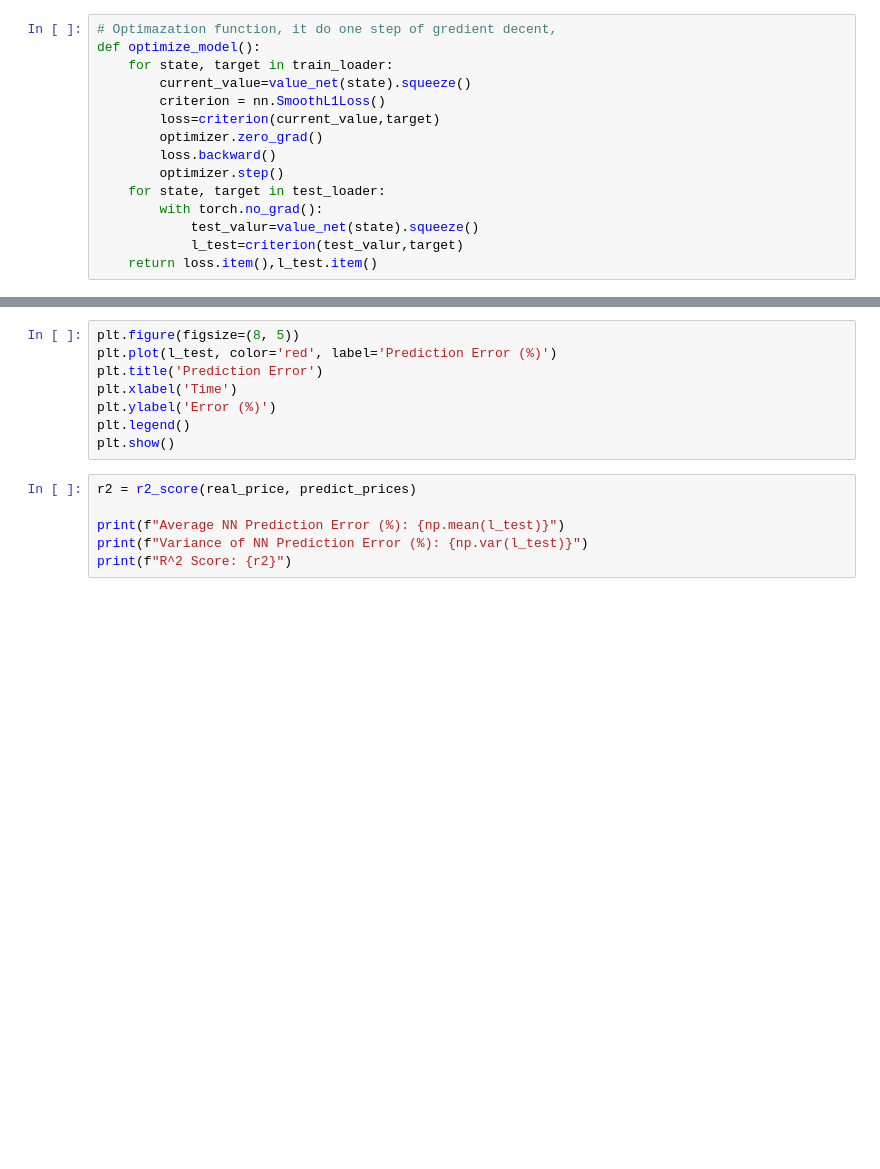
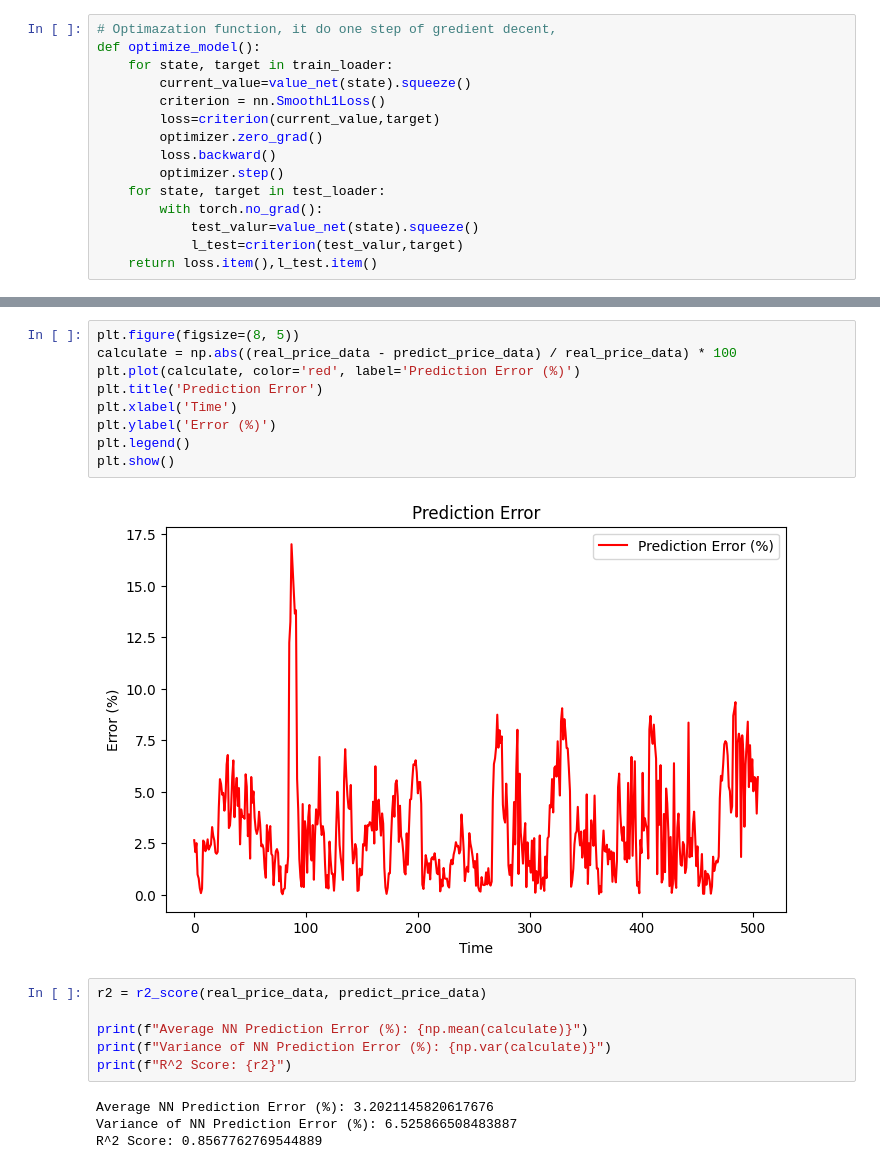
Before and after one commit to xz4535/Machine_Learning_Final_Project, a Jupyter notebook: nn_model.ipynb, the cells around one changed output, grey strips where cells are left out. Saved outputs shown, nothing was run; the diff lists cells and outputs as text; blank space fills up the shorter version.

```diff
--- a/nn_model.ipynb
+++ b/nn_model.ipynb
@@ -233,14 +262,21 @@ plt.show()
 # %%
 plt.figure(figsize=(8, 5))
-plt.plot(l_test, color='red', label='Prediction Error (%)')
+calculate = np.abs((real_price_data - predict_price_data) / real_price_data) * 100
+plt.plot(calculate, color='red', label='Prediction Error (%)')
 plt.title('Prediction Error')
 plt.xlabel('Time')
 plt.ylabel('Error (%)')
 plt.legend()
 plt.show()
+# %% [output]
+[figure, added]
 # %%
-r2 = r2_score(real_price, predict_prices)
+r2 = r2_score(real_price_data, predict_price_data)
 
-print(f"Average NN Prediction Error (%): {np.mean(l_test)}")
-print(f"Variance of NN Prediction Error (%): {np.var(l_test)}")
+print(f"Average NN Prediction Error (%): {np.mean(calculate)}")
+print(f"Variance of NN Prediction Error (%): {np.var(calculate)}")
 print(f"R^2 Score: {r2}")
+# %% [output]
+Average NN Prediction Error (%): 3.2021145820617676
+Variance of NN Prediction Error (%): 6.525866508483887
+R^2 Score: 0.8567762769544889
```
Also changed, not shown: parts of 11 cells of this notebook, 7 other files.
